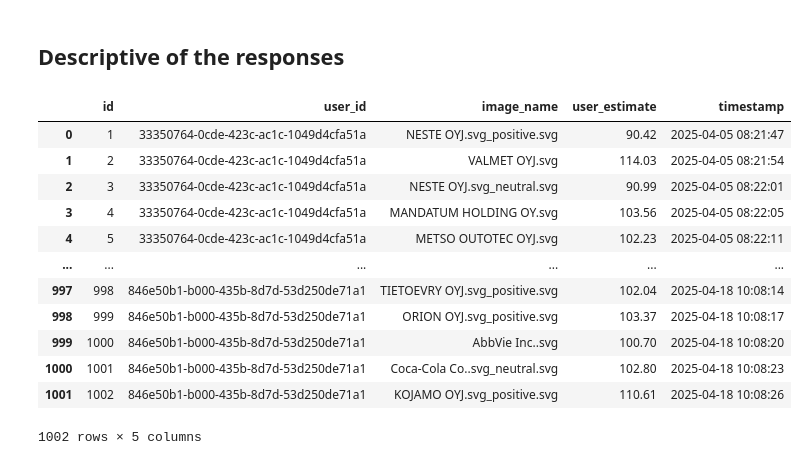
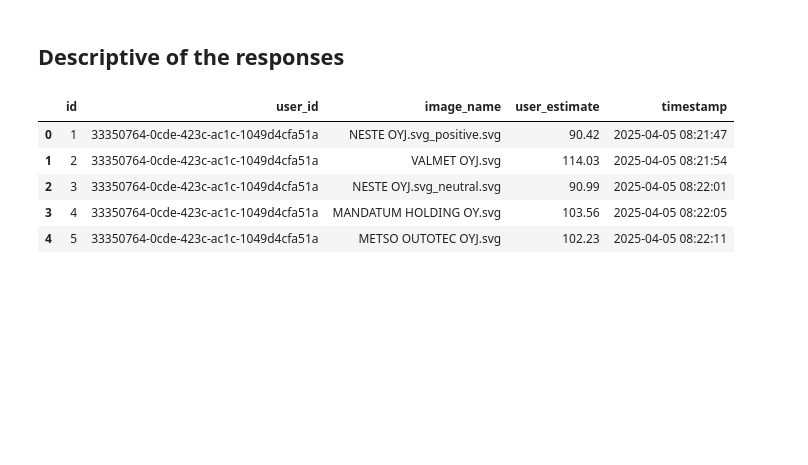
Before and after one commit to seculoseculorum/Gradu_kysely, a Jupyter notebook: Analysis.ipynb, the cells around one changed output. Saved outputs shown, nothing was run; the diff lists cells and outputs as text; code cells hidden in the pictures; blank space fills up the shorter version.

```diff
--- a/Analysis.ipynb
+++ b/Analysis.ipynb
@@ -45,3 +113,15 @@ for file in files:
+# %%
+# Count submissions per user
+user_counts = task1responses['user_id'].value_counts()
+
+# Identify unqualified user_ids (<101 submissions)
+unqualified_user_ids = user_counts[user_counts < 101].index
+
+# Drop rows from df where user_id is unqualified
+task1responses = task1responses[~task1responses['user_id'].isin(unqualified_user_ids)].copy()
+
+# Drop rows from df where user_id is unqualified
+background_responses = background_responses[~background_responses['user_id'].isin(unqualified_user_ids)].copy()
 # %% [markdown]
 ## Descriptive of background responsess
 # %%
@@ -134,18 +189,12 @@ for col in cols:
 # %% [markdown]
 ## Descriptive of the responses
 # %%
-task1responses
+df = task1responses
+df.head()
 # %% [output]
 |  | id | user_id | image_name | user_estimate | timestamp |
 | 0 | 1 | 33350764-0cde-423c-ac1c-1049d4cfa51a | NESTE OYJ.svg_positive.svg | 90.42 | 2025-04-05 08:21:47 |
 | 1 | 2 | 33350764-0cde-423c-ac1c-1049d4cfa51a | VALMET OYJ.svg | 114.03 | 2025-04-05 08:21:54 |
 | 2 | 3 | 33350764-0cde-423c-ac1c-1049d4cfa51a | NESTE OYJ.svg_neutral.svg | 90.99 | 2025-04-05 08:22:01 |
 | 3 | 4 | 33350764-0cde-423c-ac1c-1049d4cfa51a | MANDATUM HOLDING OY.svg | 103.56 | 2025-04-05 08:22:05 |
 | 4 | 5 | 33350764-0cde-423c-ac1c-1049d4cfa51a | METSO OUTOTEC OYJ.svg | 102.23 | 2025-04-05 08:22:11 |
-| ... | ... | ... | ... | ... | ... |
-| 997 | 998 | 846e50b1-b000-435b-8d7d-53d250de71a1 | TIETOEVRY OYJ.svg_positive.svg | 102.04 | 2025-04-18 10:08:14 |
-| 998 | 999 | 846e50b1-b000-435b-8d7d-53d250de71a1 | ORION OYJ.svg_positive.svg | 103.37 | 2025-04-18 10:08:17 |
-| 999 | 1000 | 846e50b1-b000-435b-8d7d-53d250de71a1 | AbbVie Inc..svg | 100.70 | 2025-04-18 10:08:20 |
-| 1000 | 1001 | 846e50b1-b000-435b-8d7d-53d250de71a1 | Coca-Cola Co..svg_neutral.svg | 102.80 | 2025-04-18 10:08:23 |
-| 1001 | 1002 | 846e50b1-b000-435b-8d7d-53d250de71a1 | KOJAMO OYJ.svg_positive.svg | 110.61 | 2025-04-18 10:08:26 |
-1002 rows × 5 columns
```
Also changed, not shown: parts of 52 cells of this notebook, 5 other files.
